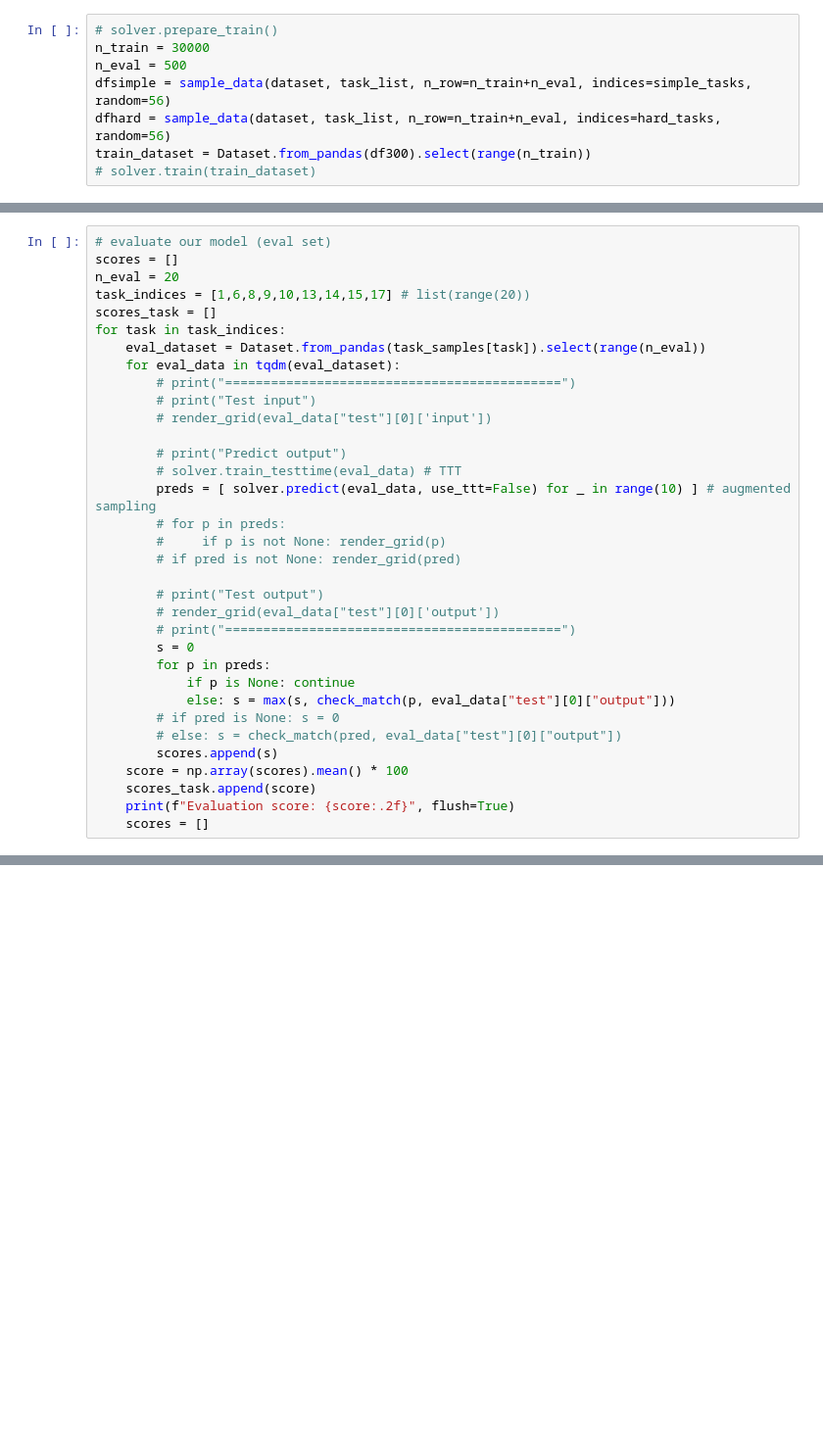
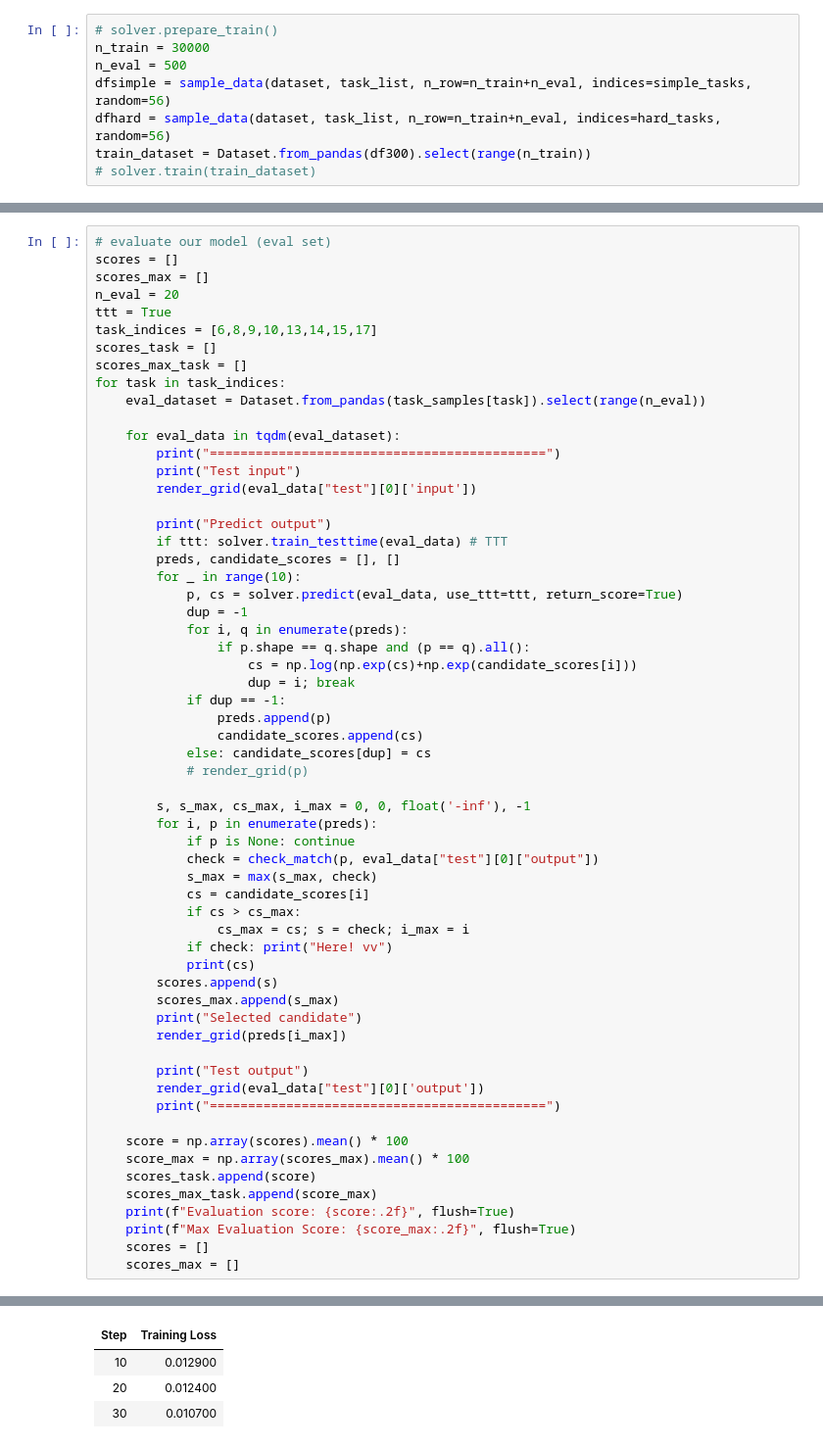
Before and after one commit to gs20119/ArcProject, a Jupyter notebook: train_qwen.ipynb, the cells around one changed output, grey strips where cells are left out. Shown at 98% size. Saved outputs shown, nothing was run; the diff lists cells and outputs as text; blank space fills up the shorter version.

Commit message:
add candidate selection methods

```diff
--- a/train_qwen.ipynb
+++ b/train_qwen.ipynb
@@ -83,34 +140,61 @@ solver.prepare_evaluation(select_adapter="20250711_170015") # make sure you set
 # %%
 # evaluate our model (eval set)
 scores = []
+scores_max = []
 n_eval = 20
-task_indices = [1,6,8,9,10,13,14,15,17] # list(range(20))
+ttt = True
+task_indices = [6,8,9,10,13,14,15,17]
 scores_task = []
+scores_max_task = []
 for task in task_indices:
     eval_dataset = Dataset.from_pandas(task_samples[task]).select(range(n_eval))
+
     for eval_data in tqdm(eval_dataset):
-        # print("============================================")
-        # print("Test input")
-        # render_grid(eval_data["test"][0]['input'])
+        print("============================================")
+        print("Test input")
+        render_grid(eval_data["test"][0]['input'])
 
-        # print("Predict output")
-        # solver.train_testtime(eval_data) # TTT
-        preds = [ solver.predict(eval_data, use_ttt=False) for _ in range(10) ] # augmented sampling
-        # for p in preds:
-        #     if p is not None: render_grid(p)
-        # if pred is not None: render_grid(pred)
+        print("Predict output")
+        if ttt: solver.train_testtime(eval_data) # TTT
+        preds, candidate_scores = [], []
+        for _ in range(10):
+            p, cs = solver.predict(eval_data, use_ttt=ttt, return_score=True)
+            dup = -1
+            for i, q in enumerate(preds):
+                if p.shape == q.shape and (p == q).all():
+                    cs = np.log(np.exp(cs)+np.exp(candidate_scores[i]))
+                    dup = i; break
+            if dup == -1:
+                preds.append(p)
+                candidate_scores.append(cs)
+            else: candidate_scores[dup] = cs
+            # render_grid(p)
 
-        # print("Test output")
-        # render_grid(eval_data["test"][0]['output'])
-        # print("============================================")
-        s = 0
-        for p in preds:
+        s, s_max, cs_max, i_max = 0, 0, float('-inf'), -1
+        for i, p in enumerate(preds):
             if p is None: continue
-            else: s = max(s, check_match(p, eval_data["test"][0]["output"]))
-        # if pred is None: s = 0
-        # else: s = check_match(pred, eval_data["test"][0]["output"])
+            check = check_match(p, eval_data["test"][0]["output"])
+            s_max = max(s_max, check)
+            cs = candidate_scores[i]
+            if cs > cs_max:
+                cs_max = cs; s = check; i_max = i
+            if check: print("Here! vv")
+            print(cs)
         scores.append(s)
+        scores_max.append(s_max)
+        print("Selected candidate")
+        render_grid(preds[i_max])
+
+        print("Test output")
+        render_grid(eval_data["test"][0]['output'])
+        print("============================================")
+
     score = np.array(scores).mean() * 100
+    score_max = np.array(scores_max).mean() * 100
     scores_task.append(score)
+    scores_max_task.append(score_max)
     print(f"Evaluation score: {score:.2f}", flush=True)
+    print(f"Max Evaluation Score: {score_max:.2f}", flush=True)
     scores = []
+    scores_max = []
+# %% [output]
@@ -116,0 +217,4 @@ for task in task_indices:
+| Step | Training Loss |
+| 10 | 0.012900 |
+| 20 | 0.012400 |
+| 30 | 0.010700 |
```
Also changed, not shown: parts of 6 cells of this notebook, 1 other file.
